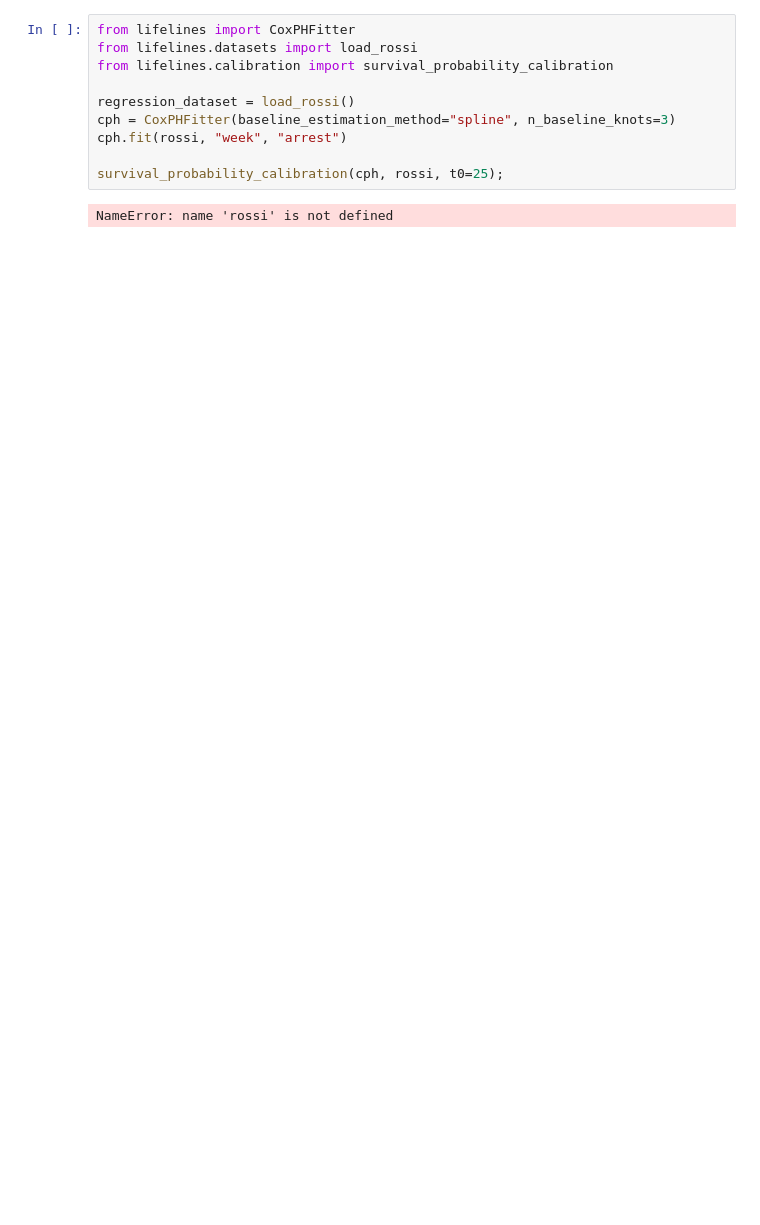
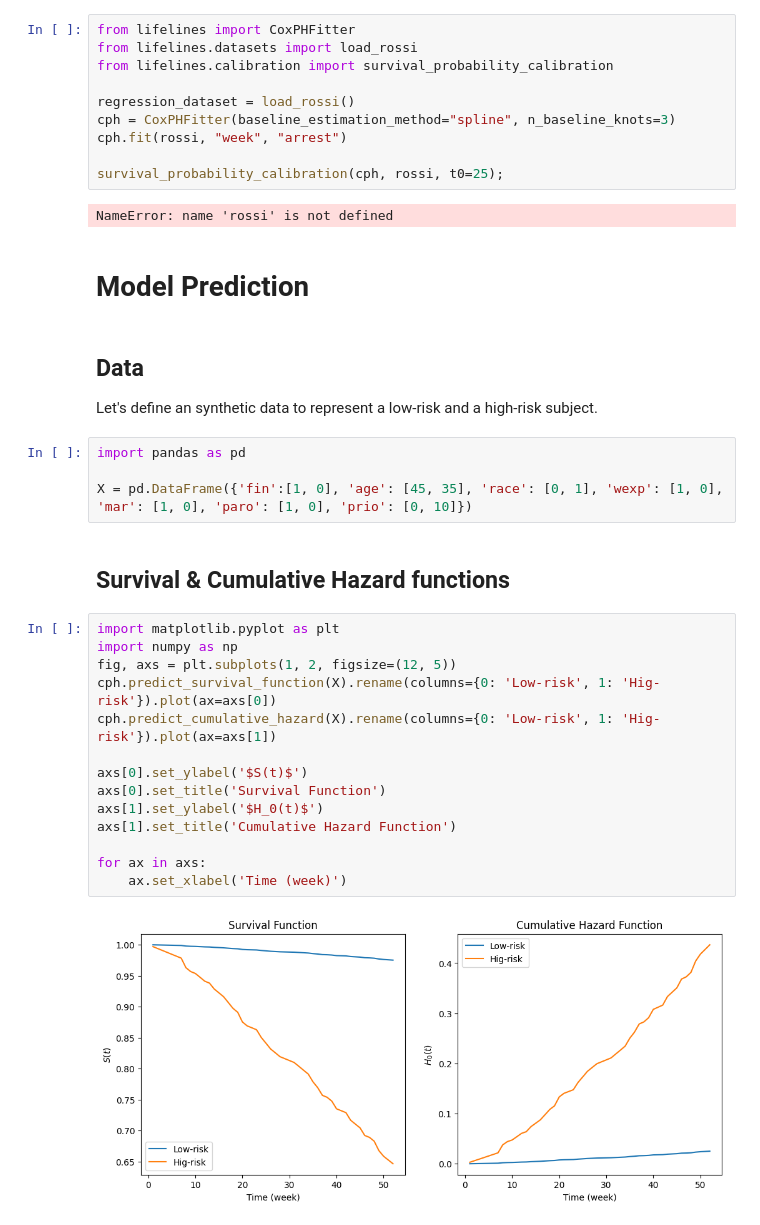
Before and after one commit to Senejohnny/hands-on-survival-analysis, a Jupyter notebook: survival_book/_build/jupyter_execute/predictive.ipynb, the cells around one changed output. Saved outputs shown, nothing was run; the diff lists cells and outputs as text; blank space fills up the shorter version.

```diff
--- a/survival_book/_build/jupyter_execute/predictive.ipynb
+++ b/survival_book/_build/jupyter_execute/predictive.ipynb
@@ -159,3 +170,31 @@ cph.fit(rossi, "week", "arrest")
 survival_probability_calibration(cph, rossi, t0=25);
 # %% [output]
 NameError: name 'rossi' is not defined
+# %% [markdown]
+# Model Prediction
+# %% [markdown]
+## Data
+
+Let's define an synthetic data to represent a low-risk and a high-risk subject.
+# %%
+import pandas as pd
+
+X = pd.DataFrame({'fin':[1, 0], 'age': [45, 35], 'race': [0, 1], 'wexp': [1, 0], 'mar': [1, 0], 'paro': [1, 0], 'prio': [0, 10]})
+# %% [markdown]
+## Survival & Cumulative Hazard functions
+# %%
+import matplotlib.pyplot as plt
+import numpy as np
+fig, axs = plt.subplots(1, 2, figsize=(12, 5))
+cph.predict_survival_function(X).rename(columns={0: 'Low-risk', 1: 'Hig-risk'}).plot(ax=axs[0])
+cph.predict_cumulative_hazard(X).rename(columns={0: 'Low-risk', 1: 'Hig-risk'}).plot(ax=axs[1])
+
+axs[0].set_ylabel('$S(t)$')
+axs[0].set_title('Survival Function')
+axs[1].set_ylabel('$H_0(t)$')
+axs[1].set_title('Cumulative Hazard Function')
+
+for ax in axs:
+    ax.set_xlabel('Time (week)')
+# %% [output]
+[figure, added]
```
Also changed, not shown: parts of 26 cells of this notebook, 25 other files.
